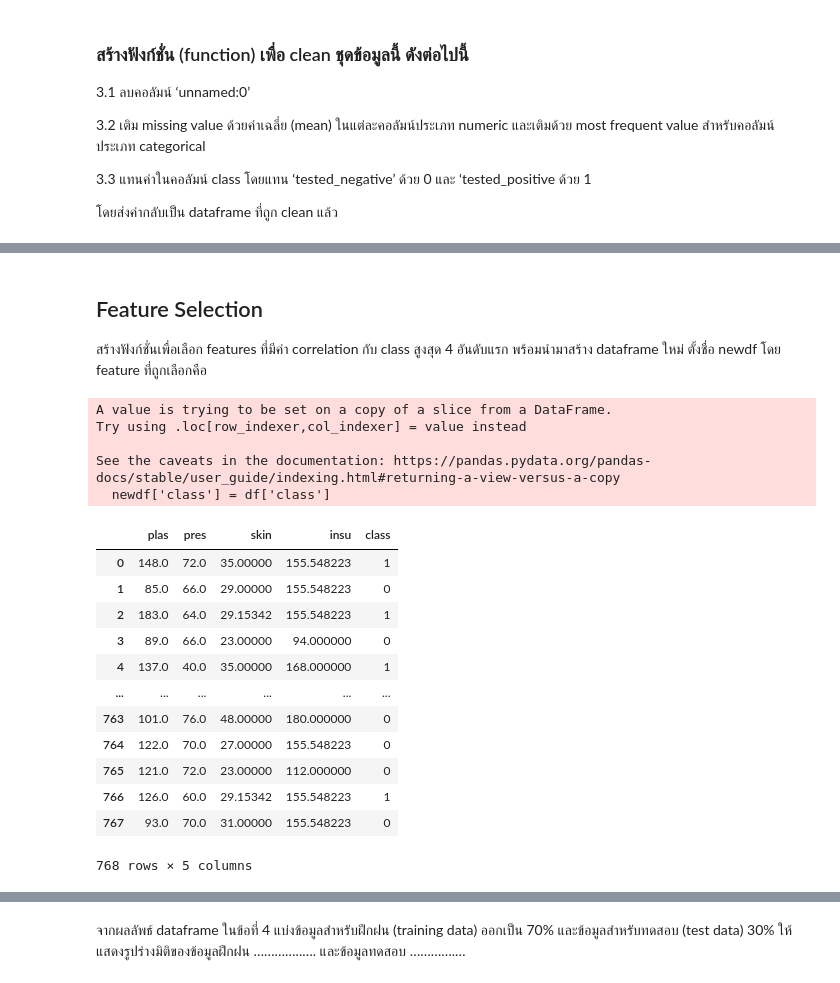
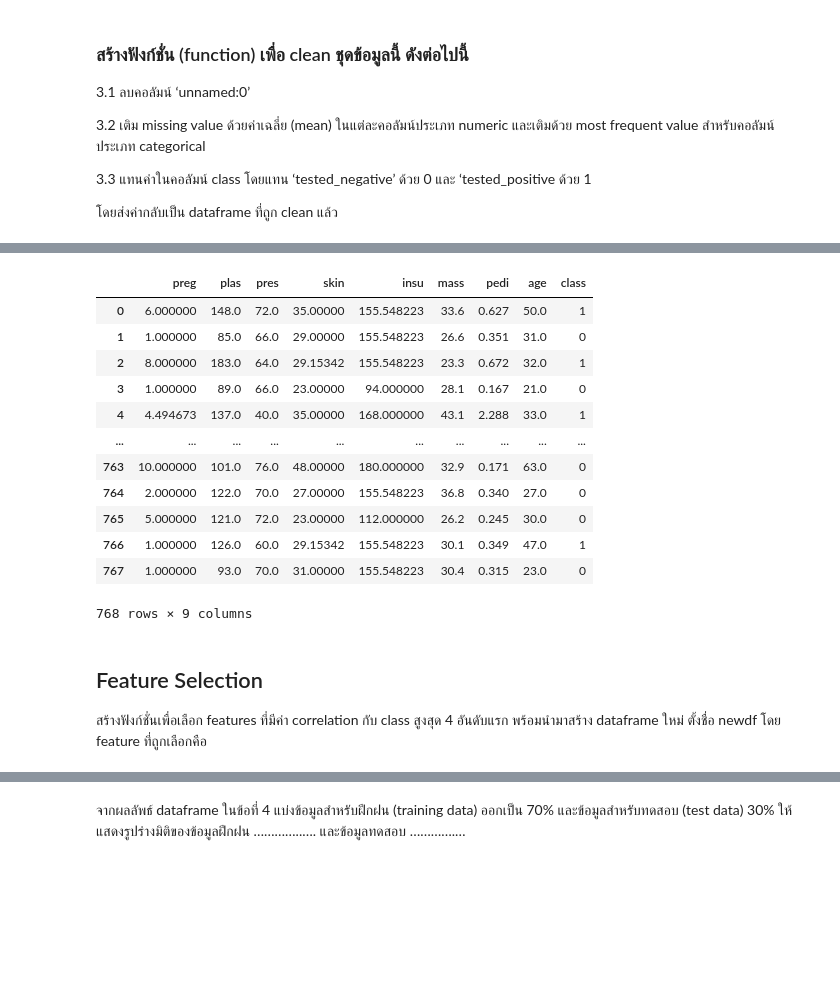
Before and after one commit to cs6636208/Machine-Learning2658, a Jupyter notebook: Lab_jupiter_notebook/LAB2_distance_classification.ipynb, the cells around one changed output, grey strips where cells are left out. Cells and saved outputs as stored; diff of their text form; code cells hidden in the pictures; blank space fills up the shorter version.

```diff
--- a/Lab_jupiter_notebook/LAB2_distance_classification.ipynb
+++ b/Lab_jupiter_notebook/LAB2_distance_classification.ipynb
@@ -78,26 +105,21 @@ df
+# %%
+# 3.3
+df['class'] = df['class'].replace({'tested_negative': 0, 'tested_positive': 1})
+df
+# %% [output]
+|  | preg | plas | pres | skin | insu | mass | pedi | age | class |
+| 0 | 6.000000 | 148.0 | 72.0 | 35.00000 | 155.548223 | 33.6 | 0.627 | 50.0 | 1 |
+| 1 | 1.000000 | 85.0 | 66.0 | 29.00000 | 155.548223 | 26.6 | 0.351 | 31.0 | 0 |
+| 2 | 8.000000 | 183.0 | 64.0 | 29.15342 | 155.548223 | 23.3 | 0.672 | 32.0 | 1 |
+| 3 | 1.000000 | 89.0 | 66.0 | 23.00000 | 94.000000 | 28.1 | 0.167 | 21.0 | 0 |
+| 4 | 4.494673 | 137.0 | 40.0 | 35.00000 | 168.000000 | 43.1 | 2.288 | 33.0 | 1 |
+| ... | ... | ... | ... | ... | ... | ... | ... | ... | ... |
+| 763 | 10.000000 | 101.0 | 76.0 | 48.00000 | 180.000000 | 32.9 | 0.171 | 63.0 | 0 |
+| 764 | 2.000000 | 122.0 | 70.0 | 27.00000 | 155.548223 | 36.8 | 0.340 | 27.0 | 0 |
+| 765 | 5.000000 | 121.0 | 72.0 | 23.00000 | 112.000000 | 26.2 | 0.245 | 30.0 | 0 |
+| 766 | 1.000000 | 126.0 | 60.0 | 29.15342 | 155.548223 | 30.1 | 0.349 | 47.0 | 1 |
+| 767 | 1.000000 | 93.0 | 70.0 | 31.00000 | 155.548223 | 30.4 | 0.315 | 23.0 | 0 |
+768 rows × 9 columns
 # %% [markdown]
 ## Feature Selection
 สร้างฟังก์ชั่นเพื่อเลือก features ที่มีค่า correlation กับ class สูงสุด 4 อันดับแรก พร้อมนำมาสร้าง dataframe ใหม่ ตั้งชื่อ newdf  โดย feature ที่ถูกเลือกคือ
-# %%
-
-
-newdf
-# %% [output]
-A value is trying to be set on a copy of a slice from a DataFrame.
-Try using .loc[row_indexer,col_indexer] = value instead
-
-See the caveats in the documentation: https://pandas.pydata.org/pandas-docs/stable/user_guide/indexing.html#returning-a-view-versus-a-copy
-  newdf['class'] = df['class']
-|  | plas | pres | skin | insu | class |
-| 0 | 148.0 | 72.0 | 35.00000 | 155.548223 | 1 |
-| 1 | 85.0 | 66.0 | 29.00000 | 155.548223 | 0 |
-| 2 | 183.0 | 64.0 | 29.15342 | 155.548223 | 1 |
-| 3 | 89.0 | 66.0 | 23.00000 | 94.000000 | 0 |
-| 4 | 137.0 | 40.0 | 35.00000 | 168.000000 | 1 |
-| ... | ... | ... | ... | ... | ... |
-| 763 | 101.0 | 76.0 | 48.00000 | 180.000000 | 0 |
-| 764 | 122.0 | 70.0 | 27.00000 | 155.548223 | 0 |
-| 765 | 121.0 | 72.0 | 23.00000 | 112.000000 | 0 |
-| 766 | 126.0 | 60.0 | 29.15342 | 155.548223 | 1 |
-| 767 | 93.0 | 70.0 | 31.00000 | 155.548223 | 0 |
-768 rows × 5 columns
```
Also changed, not shown: parts of 20 cells of this notebook.
